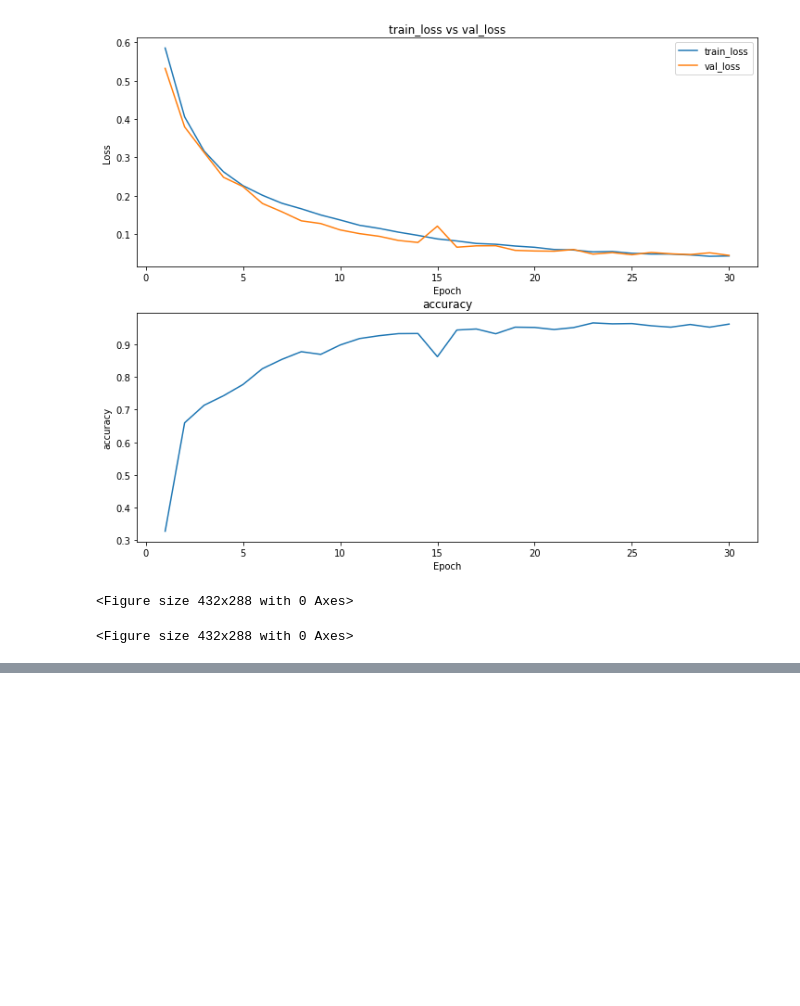
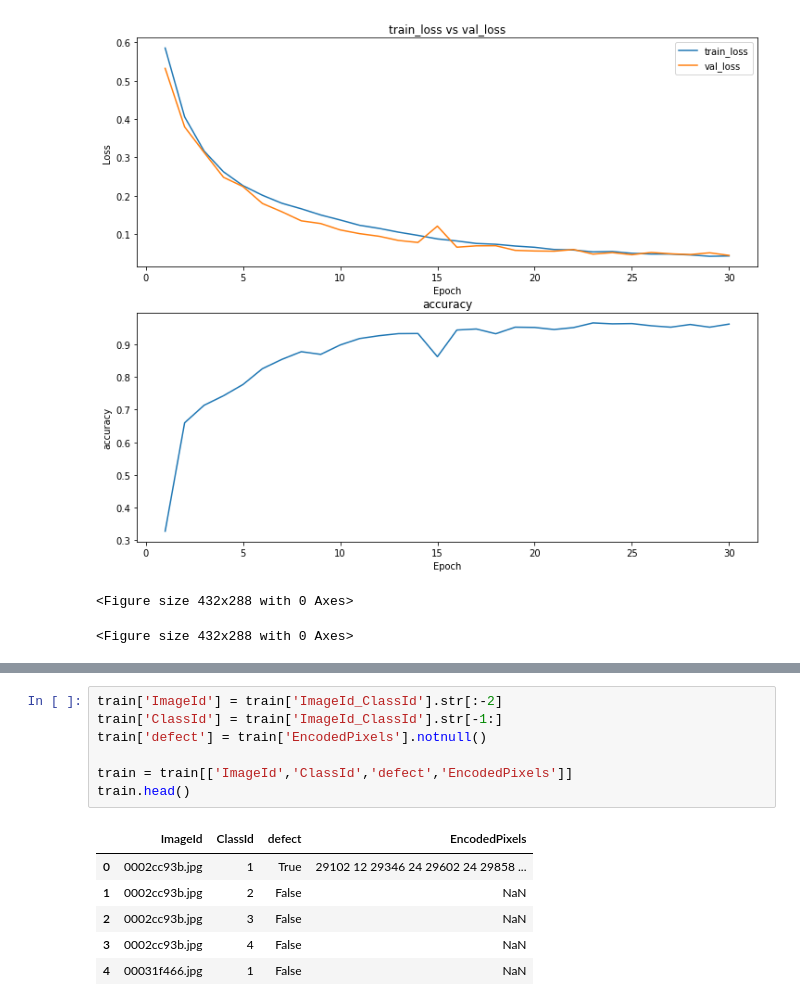
Before and after one commit to raymondlam19/Steel-Defect-Detection-Pytorch, a Jupyter notebook: notebook/3_new_model.ipynb, the cells around one changed output, grey strips where cells are left out. Cells and saved outputs as stored; diff of their text form; blank space fills up the shorter version.

```diff
--- a/notebook/3_new_model.ipynb
+++ b/notebook/3_new_model.ipynb
@@ -253,0 +275,14 @@ for i in range(3):
+# %%
+train['ImageId'] = train['ImageId_ClassId'].str[:-2]
+train['ClassId'] = train['ImageId_ClassId'].str[-1:]
+train['defect'] = train['EncodedPixels'].notnull()
+
+train = train[['ImageId','ClassId','defect','EncodedPixels']]
+train.head()
+# %% [output]
+|  | ImageId | ClassId | defect | EncodedPixels |
+| 0 | 0002cc93b.jpg | 1 | True | 29102 12 29346 24 29602 24 29858 ... |
+| 1 | 0002cc93b.jpg | 2 | False | NaN |
+| 2 | 0002cc93b.jpg | 3 | False | NaN |
+| 3 | 0002cc93b.jpg | 4 | False | NaN |
+| 4 | 00031f466.jpg | 1 | False | NaN |
```
Also changed, not shown: parts of 5 cells of this notebook, 4 other files.
